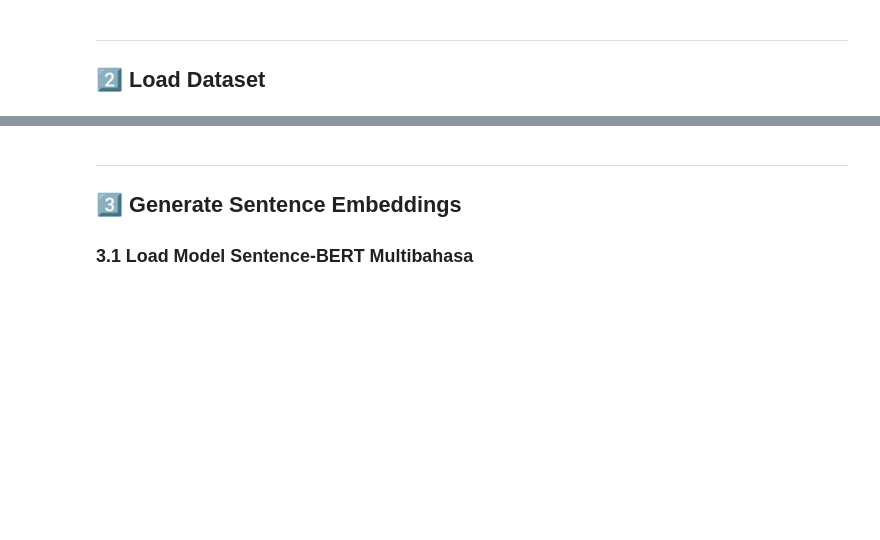
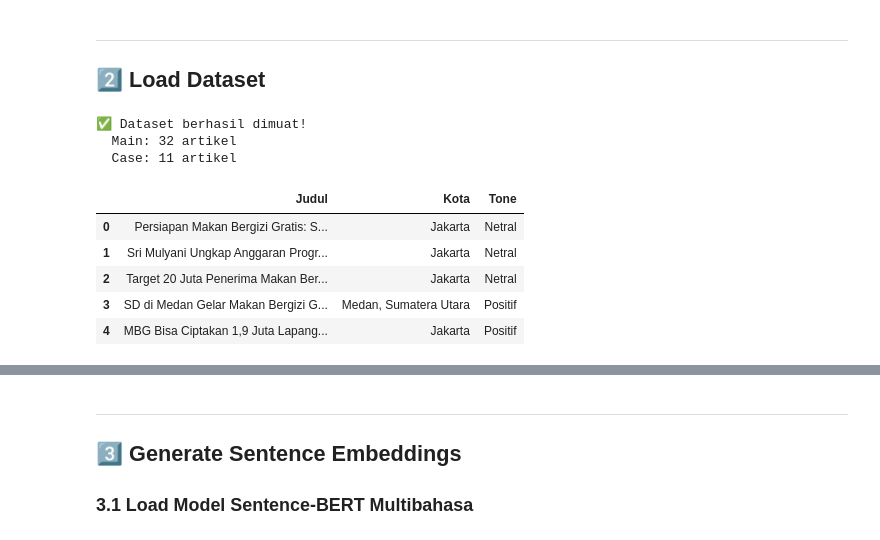
Before and after one commit to MIqbalBY/PBA, a Jupyter notebook: Week 5/TextEmbedding.ipynb, the cells around one changed output, grey strips where cells are left out. Drawn from its saved outputs; the diff is of its cells as text; code cells hidden in the pictures; blank space fills up the shorter version.

```diff
--- a/Week 5/TextEmbedding.ipynb
+++ b/Week 5/TextEmbedding.ipynb
@@ -63,14 +85,24 @@ Kalimat B → BERT Encoder → Pooling → Vektor B
 ## 2️⃣ Load Dataset
 # %%
 # Load dataset MBG
-file_path = 'artikel_manual_celine.xlsx'
+file_path = 'Dataset MBG.xlsx'
 df_main = pd.read_excel(file_path, sheet_name='Main')
 df_case = pd.read_excel(file_path, sheet_name='Case')
 
 print("✅ Dataset berhasil dimuat!")
 print(f"  Main: {len(df_main)} artikel")
 print(f"  Case: {len(df_case)} artikel")
-df_main[['Judul', 'Kategori', 'Tone']].head(5)
+df_main[['Judul', 'Kota', 'Tone']].head(5)
+# %% [output]
+✅ Dataset berhasil dimuat!
+  Main: 32 artikel
+  Case: 11 artikel
+|  | Judul | Kota | Tone |
+| 0 | Persiapan Makan Bergizi Gratis: S... | Jakarta | Netral |
+| 1 | Sri Mulyani Ungkap Anggaran Progr... | Jakarta | Netral |
+| 2 | Target 20 Juta Penerima Makan Ber... | Jakarta | Netral |
+| 3 | SD di Medan Gelar Makan Bergizi G... | Medan, Sumatera Utara | Positif |
+| 4 | MBG Bisa Ciptakan 1,9 Juta Lapang... | Jakarta | Positif |
 # %%
 # Siapkan teks konten untuk embedding
 sentences = df_main['Judul'].fillna('').tolist()
```
Also changed, not shown: parts of 13 cells of this notebook, 14 other files.
